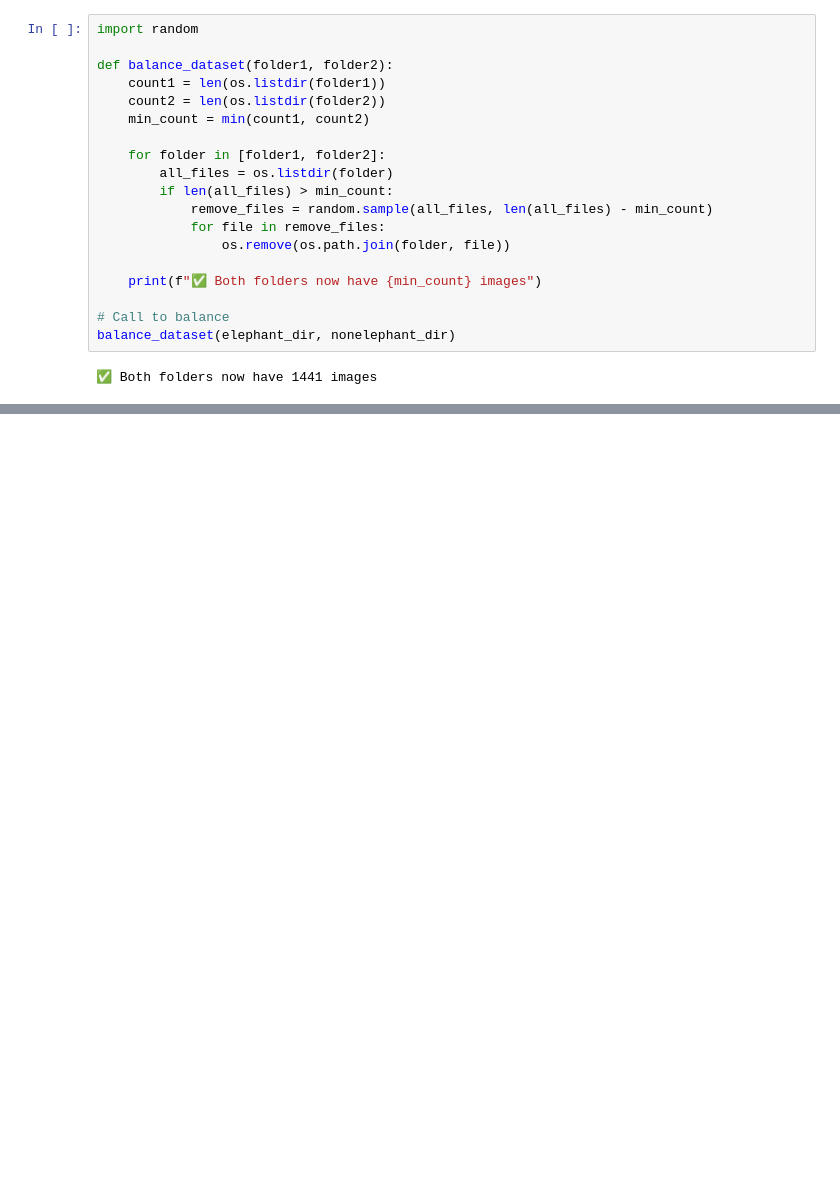
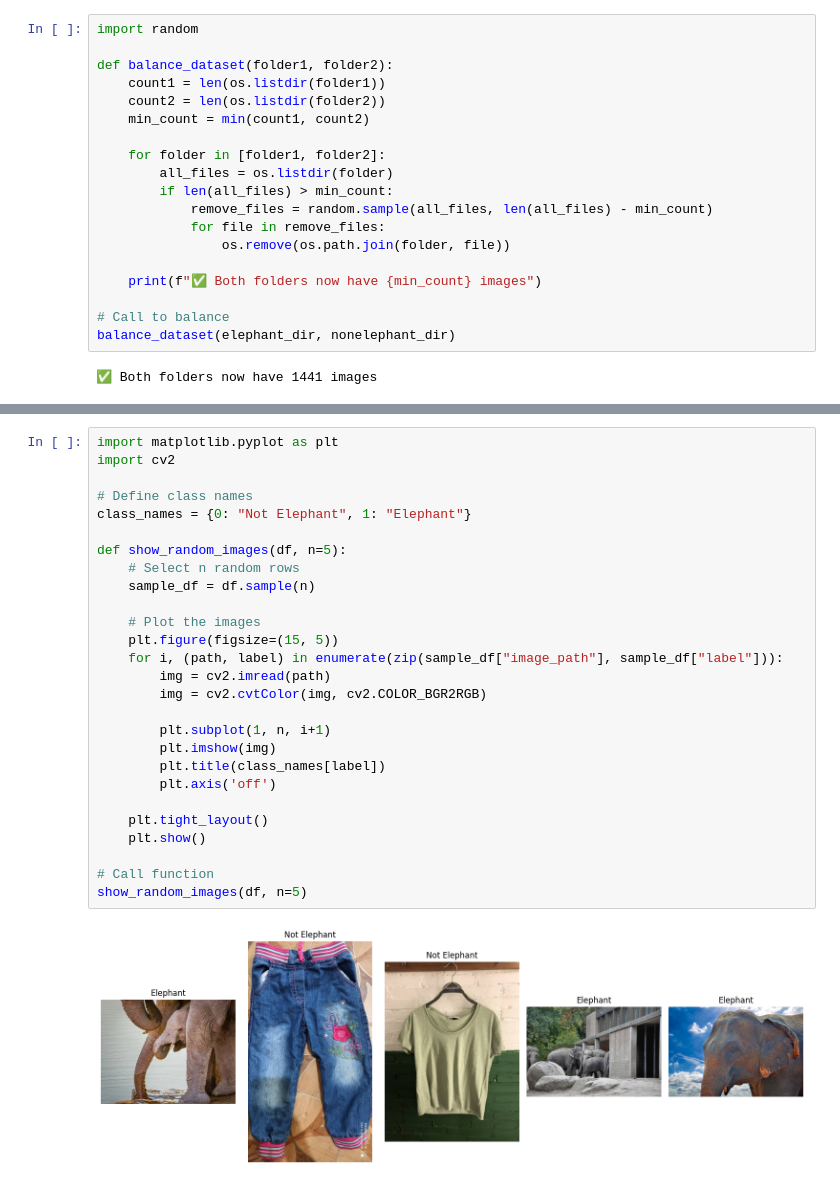
Before and after one commit to DeminiRajakaruna/Edge-Artificial-Intelligence-CW, a Jupyter notebook: Model.ipynb, the cells around one changed output, grey strips where cells are left out. Saved outputs shown, nothing was run; the diff lists cells and outputs as text; blank space fills up the shorter version.

```diff
--- a/Model.ipynb
+++ b/Model.ipynb
@@ -58,0 +96,29 @@ balance_dataset(elephant_dir, nonelephant_dir)
+# %%
+import matplotlib.pyplot as plt
+import cv2
+
+# Define class names
+class_names = {0: "Not Elephant", 1: "Elephant"}
+
+def show_random_images(df, n=5):
+    # Select n random rows
+    sample_df = df.sample(n)
+
+    # Plot the images
+    plt.figure(figsize=(15, 5))
+    for i, (path, label) in enumerate(zip(sample_df["image_path"], sample_df["label"])):
+        img = cv2.imread(path)
+        img = cv2.cvtColor(img, cv2.COLOR_BGR2RGB)
+
+        plt.subplot(1, n, i+1)
+        plt.imshow(img)
+        plt.title(class_names[label])
+        plt.axis('off')
+
+    plt.tight_layout()
+    plt.show()
+
+# Call function
+show_random_images(df, n=5)
+# %% [output]
+[figure, added]
```
Also changed, not shown: parts of 9 cells of this notebook.
